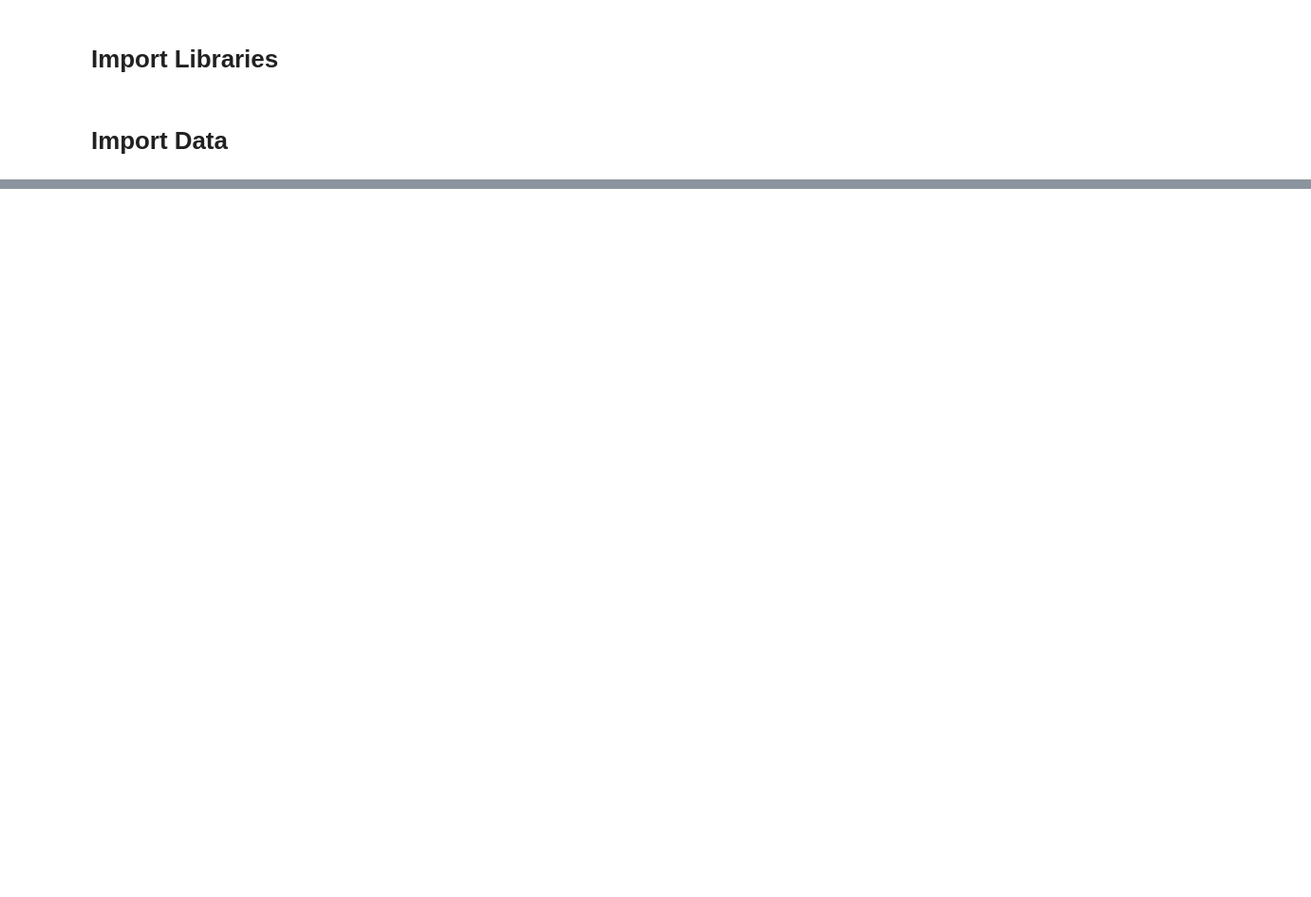
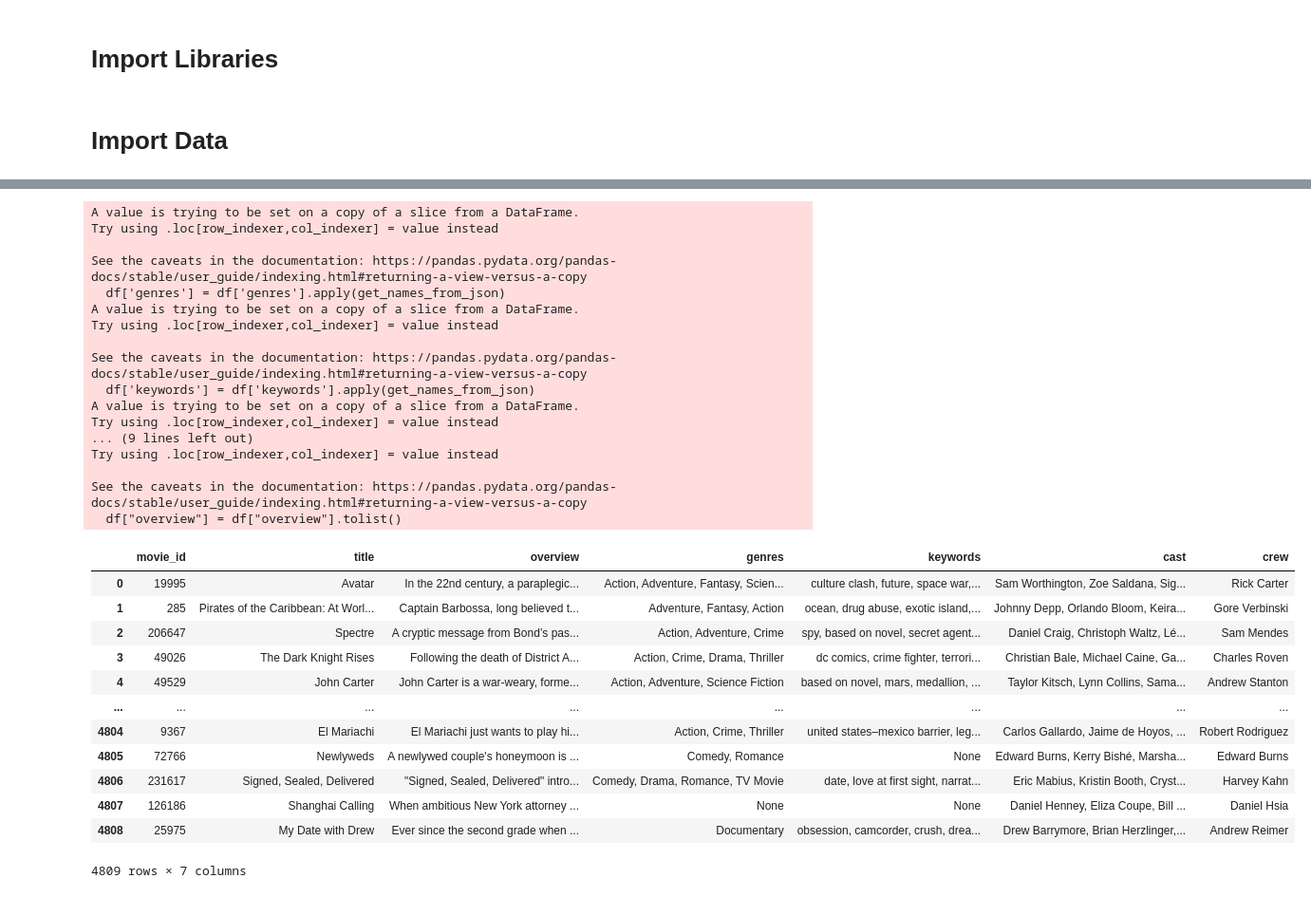
Before and after one commit to 4GeeksAcademy/alfonsoMG_KNN, a Jupyter notebook: src/ML_develop.ipynb, the cells around one changed output, grey strips where cells are left out. Shown at 95% size. Drawn from its saved outputs; the diff is of its cells as text; code cells hidden in the pictures; blank space fills up the shorter version.

```diff
--- a/src/ML_develop.ipynb
+++ b/src/ML_develop.ipynb
@@ -12,0 +62,23 @@ ParserError: Error tokenizing data. C error: Buffer overflow caught - possible m
+# %%
+# Specify the columns to keep in the DataFrame
+columns = [
+    "movie_id",
+    "title",
+    "overview",
+    "genres",
+    "keywords",
+    "cast",
+    "crew"
+]
+
+# Select only the specified columns
+df = df[columns]
+
+# Print information for a specific row (index 1) for the selected columns
+print(f"Movie ID: {df['movie_id'][1]}")
+print(f"Title: {df['title'][1]}")
+print(f"Overview: {df['overview'][1]}")
+print(f"Genres: {df['genres'][1]}")
+print(f"Keywords: {df['keywords'][1]}")
+print(f"Cast: {df['cast'][1]}")
+print(f"Crew: {df['crew'][1]}")
@@ -12,0 +93,52 @@ ParserError: Error tokenizing data. C error: Buffer overflow caught - possible m
+# %%
+# Define a function to convert json "name" into object
+def get_names_from_json(json_list_str, key='name', max_count=None):
+    json_list = json.loads(json_list_str)
+    names = [item[key] for item in json_list if isinstance(item, dict) and key in item]
+    return ', '.join(names[:max_count]) if names else None
+
+# Define a funtion to get the second "name" of the json and convert into object
+def get_second_name_from_json(json_list_str, key='name'):
+    json_list = json.loads(json_list_str)
+    names = [item[key] for item in json_list if isinstance(item, dict) and key in item]
+    return names[1] if len(names) >= 2 else None
+
+# Apply the functions to the corresponding columns
+df['genres'] = df['genres'].apply(get_names_from_json)
+df['keywords'] = df['keywords'].apply(get_names_from_json)
+df['cast'] = df['cast'].apply(get_names_from_json, max_count=3)
+df['crew'] = df['crew'].apply(get_second_name_from_json)
+df["overview"] = df["overview"].tolist()
+
+df
+# %% [output]
+A value is trying to be set on a copy of a slice from a DataFrame.
+Try using .loc[row_indexer,col_indexer] = value instead
+
+See the caveats in the documentation: https://pandas.pydata.org/pandas-docs/stable/user_guide/indexing.html#returning-a-view-versus-a-copy
+  df['genres'] = df['genres'].apply(get_names_from_json)
+A value is trying to be set on a copy of a slice from a DataFrame.
+Try using .loc[row_indexer,col_indexer] = value instead
+
+See the caveats in the documentation: https://pandas.pydata.org/pandas-docs/stable/user_guide/indexing.html#returning-a-view-versus-a-copy
+  df['keywords'] = df['keywords'].apply(get_names_from_json)
+A value is trying to be set on a copy of a slice from a DataFrame.
+Try using .loc[row_indexer,col_indexer] = value instead
+... (9 lines left out)
+Try using .loc[row_indexer,col_indexer] = value instead
+
+See the caveats in the documentation: https://pandas.pydata.org/pandas-docs/stable/user_guide/indexing.html#returning-a-view-versus-a-copy
+  df["overview"] = df["overview"].tolist()
+|  | movie_id | title | overview | genres | keywords | cast | crew |
+| 0 | 19995 | Avatar | In the 22nd century, a paraplegic... | Action, Adventure, Fantasy, Scien... | culture clash, future, space war,... | Sam Worthington, Zoe Saldana, Sig... | Rick Carter |
+| 1 | 285 | Pirates of the Caribbean: At Worl... | Captain Barbossa, long believed t... | Adventure, Fantasy, Action | ocean, drug abuse, exotic island,... | Johnny Depp, Orlando Bloom, Keira... | Gore Verbinski |
+| 2 | 206647 | Spectre | A cryptic message from Bond’s pas... | Action, Adventure, Crime | spy, based on novel, secret agent... | Daniel Craig, Christoph Waltz, Lé... | Sam Mendes |
+| 3 | 49026 | The Dark Knight Rises | Following the death of District A... | Action, Crime, Drama, Thriller | dc comics, crime fighter, terrori... | Christian Bale, Michael Caine, Ga... | Charles Roven |
+| 4 | 49529 | John Carter | John Carter is a war-weary, forme... | Action, Adventure, Science Fiction | based on novel, mars, medallion, ... | Taylor Kitsch, Lynn Collins, Sama... | Andrew Stanton |
+| ... | ... | ... | ... | ... | ... | ... | ... |
+| 4804 | 9367 | El Mariachi | El Mariachi just wants to play hi... | Action, Crime, Thriller | united states–mexico barrier, leg... | Carlos Gallardo, Jaime de Hoyos, ... | Robert Rodriguez |
+| 4805 | 72766 | Newlyweds | A newlywed couple's honeymoon is ... | Comedy, Romance | None | Edward Burns, Kerry Bishé, Marsha... | Edward Burns |
+| 4806 | 231617 | Signed, Sealed, Delivered | "Signed, Sealed, Delivered" intro... | Comedy, Drama, Romance, TV Movie | date, love at first sight, narrat... | Eric Mabius, Kristin Booth, Cryst... | Harvey Kahn |
+| 4807 | 126186 | Shanghai Calling | When ambitious New York attorney ... | None | None | Daniel Henney, Eliza Coupe, Bill ... | Daniel Hsia |
+| 4808 | 25975 | My Date with Drew | Ever since the second grade when ... | Documentary | obsession, camcorder, crush, drea... | Drew Barrymore, Brian Herzlinger,... | Andrew Reimer |
+4809 rows × 7 columns
```
Also changed, not shown: parts of 17 cells of this notebook, 6 other files.
